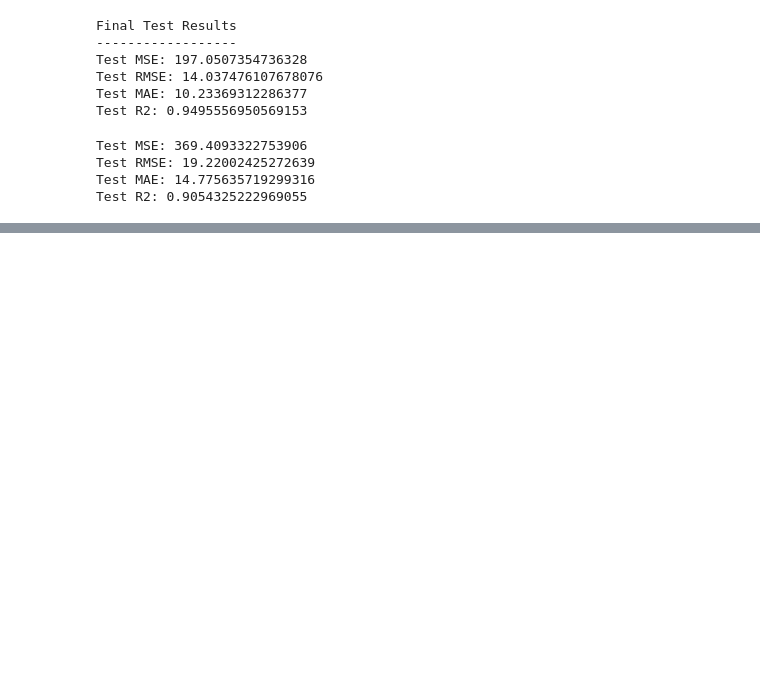
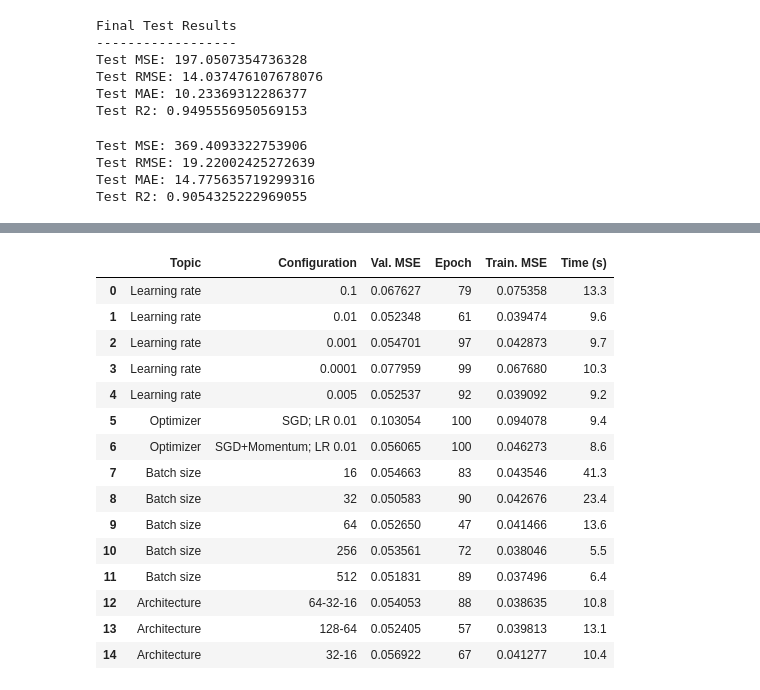
Before and after one commit to esraabanisalman26-ui/CO2_dl_, a Jupyter notebook: Co2_DL_project.ipynb, the cells around one changed output, grey strips where cells are left out. Cells and saved outputs as stored; diff of their text form; code cells hidden in the pictures; blank space fills up the shorter version.

```diff
--- a/Co2_DL_project.ipynb
+++ b/Co2_DL_project.ipynb
@@ -432,0 +472,20 @@ def run_experiment(run_id, topic, setting_desc, hidden_layers=[64, 32], lr=0.01,
+# %%
+df_results = pd.DataFrame(results_table)
+display(df_results)
+# %% [output]
+|  | Topic | Configuration | Val. MSE | Epoch | Train. MSE | Time (s) |
+| 0 | Learning rate | 0.1 | 0.067627 | 79 | 0.075358 | 13.3 |
+| 1 | Learning rate | 0.01 | 0.052348 | 61 | 0.039474 | 9.6 |
+| 2 | Learning rate | 0.001 | 0.054701 | 97 | 0.042873 | 9.7 |
+| 3 | Learning rate | 0.0001 | 0.077959 | 99 | 0.067680 | 10.3 |
+| 4 | Learning rate | 0.005 | 0.052537 | 92 | 0.039092 | 9.2 |
+| 5 | Optimizer | SGD; LR 0.01 | 0.103054 | 100 | 0.094078 | 9.4 |
+| 6 | Optimizer | SGD+Momentum; LR 0.01 | 0.056065 | 100 | 0.046273 | 8.6 |
+| 7 | Batch size | 16 | 0.054663 | 83 | 0.043546 | 41.3 |
+| 8 | Batch size | 32 | 0.050583 | 90 | 0.042676 | 23.4 |
+| 9 | Batch size | 64 | 0.052650 | 47 | 0.041466 | 13.6 |
+| 10 | Batch size | 256 | 0.053561 | 72 | 0.038046 | 5.5 |
+| 11 | Batch size | 512 | 0.051831 | 89 | 0.037496 | 6.4 |
+| 12 | Architecture | 64-32-16 | 0.054053 | 88 | 0.038635 | 10.8 |
+| 13 | Architecture | 128-64 | 0.052405 | 57 | 0.039813 | 13.1 |
+| 14 | Architecture | 32-16 | 0.056922 | 67 | 0.041277 | 10.4 |
```
Also changed, not shown: parts of 1 cell of this notebook.
